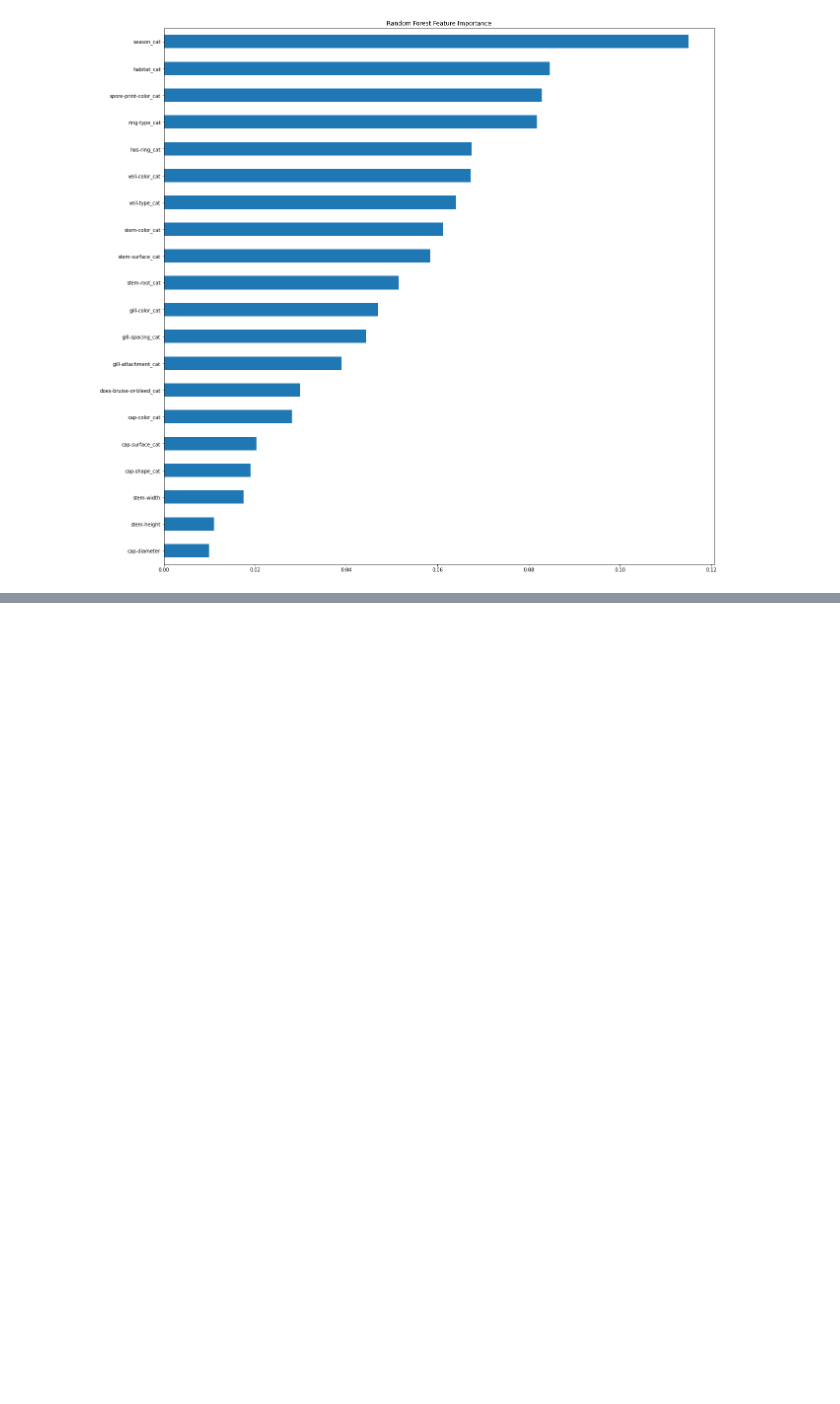
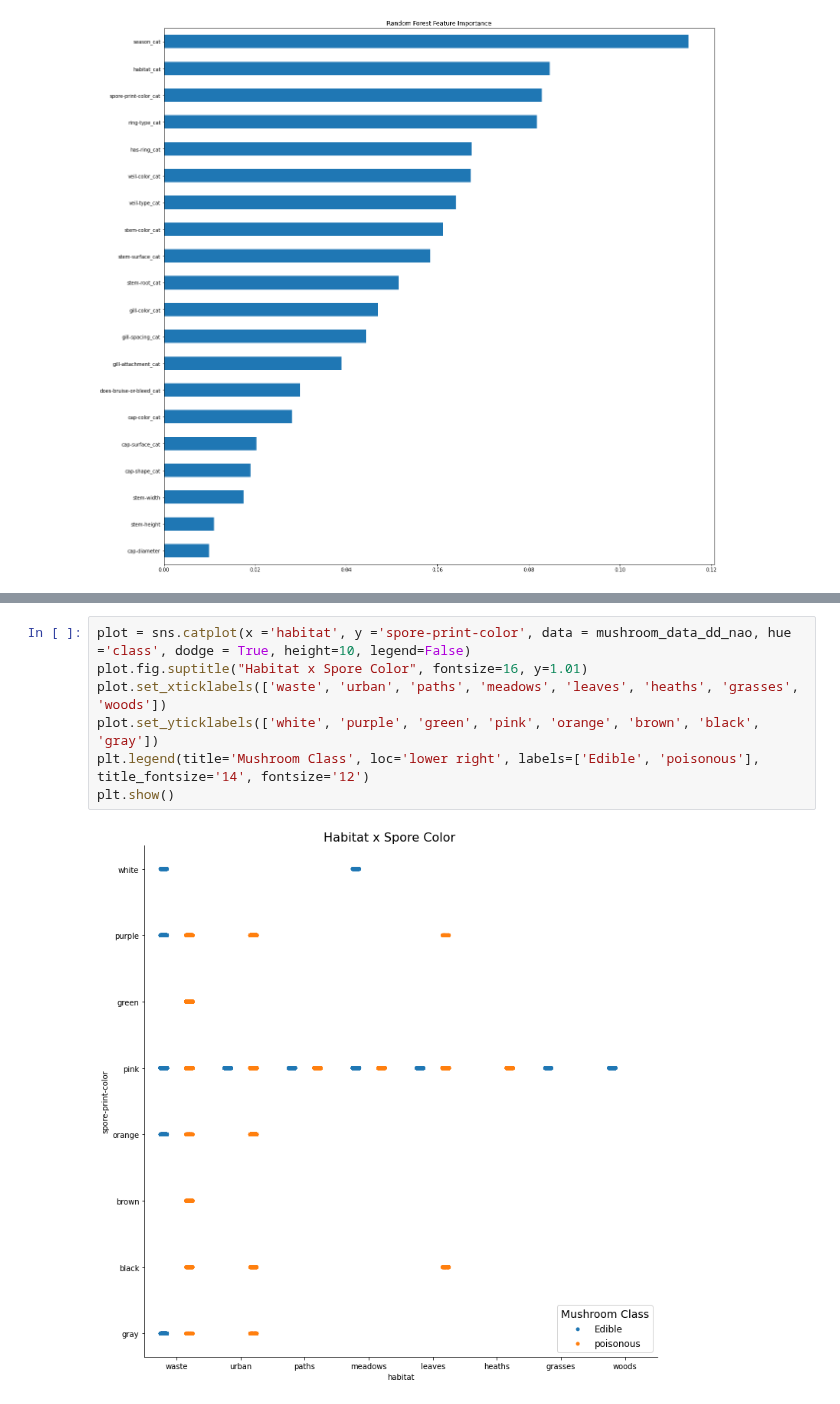
Before and after one commit to debdeepm26/IS597MLC_Final_Project, a Jupyter notebook: Mushroom.ipynb, the cells around one changed output, grey strips where cells are left out. Drawn from its saved outputs; the diff is of its cells as text; blank space fills up the shorter version.

```diff
--- a/Mushroom.ipynb
+++ b/Mushroom.ipynb
@@ -481,0 +607,9 @@ feat_importances.plot(kind='barh')
+# %%
+plot = sns.catplot(x ='habitat', y ='spore-print-color', data = mushroom_data_dd_nao, hue ='class', dodge = True, height=10, legend=False)
+plot.fig.suptitle("Habitat x Spore Color", fontsize=16, y=1.01)
+plot.set_xticklabels(['waste', 'urban', 'paths', 'meadows', 'leaves', 'heaths', 'grasses', 'woods'])
+plot.set_yticklabels(['white', 'purple', 'green', 'pink', 'orange', 'brown', 'black', 'gray'])
+plt.legend(title='Mushroom Class', loc='lower right', labels=['Edible', 'poisonous'], title_fontsize='14', fontsize='12')
+plt.show()
+# %% [output]
+[figure, added]
```
Also changed, not shown: parts of 27 cells of this notebook, 3 other files.
